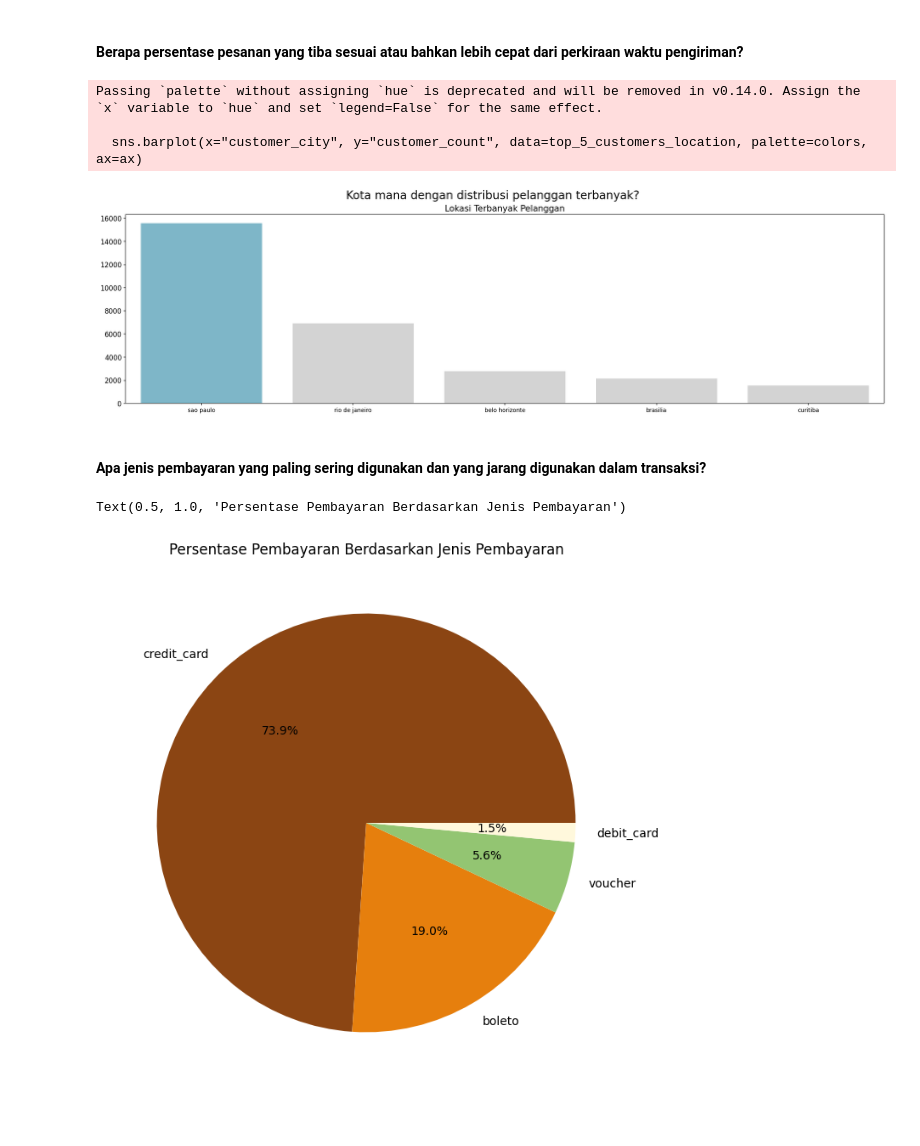
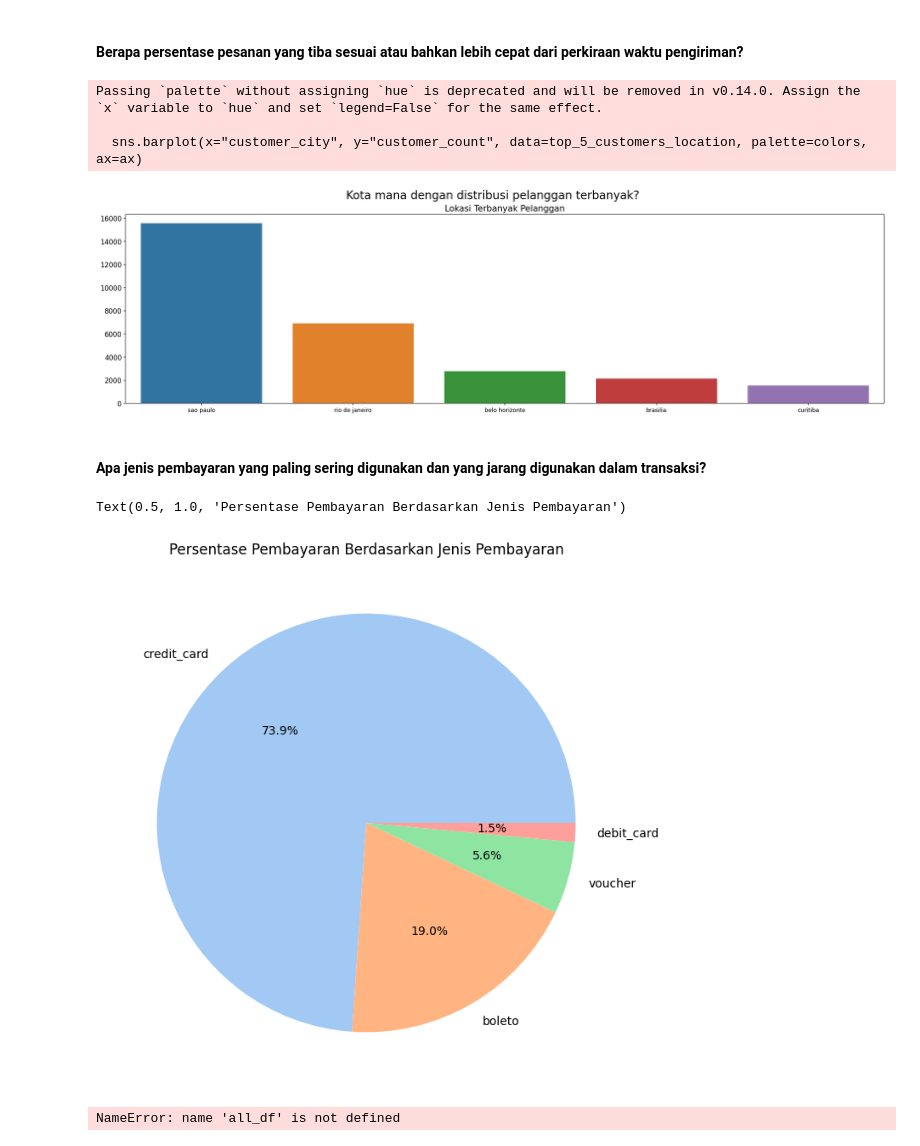
Before and after one commit to diahpitaaa/Proyek_Analisis_Data, a Jupyter notebook: Proyek_Analisis_Data.ipynb, the cells around one changed output. Saved outputs shown, nothing was run; the diff lists cells and outputs as text; code cells hidden in the pictures.

```diff
--- a/Proyek_Analisis_Data.ipynb
+++ b/Proyek_Analisis_Data.ipynb
@@ -869,7 +869,7 @@ top_5_customers_location = sorted_city_customers.head(5)
 
 # Buat plot
 fig, ax = plt.subplots(figsize=(24, 6))
-colors = ["#72BCD4", "#D3D3D3", "#D3D3D3", "#D3D3D3", "#D3D3D3"]
+colors = ["#1f77b4", "#ff7f0e", "#2ca02c", "#d62728", "#9467bd"]
 sns.barplot(x="customer_city", y="customer_count", data=top_5_customers_location, palette=colors, ax=ax)
 ax.set_ylabel(None)
 ax.set_xlabel(None)
@@ -882,24 +882,28 @@ plt.show()
 Passing `palette` without assigning `hue` is deprecated and will be removed in v0.14.0. Assign the `x` variable to `hue` and set `legend=False` for the same effect.
 
   sns.barplot(x="customer_city", y="customer_count", data=top_5_customers_location, palette=colors, ax=ax)
-[figure, old version]
+[figure, new version]
 # %% [markdown]
 #### Apa jenis pembayaran yang paling sering digunakan dan yang jarang digunakan dalam transaksi?
 # %%
 # Data
 data_label = payment_counts['payment type']
 votes = payment_counts['Jumlah']
-colors = ('#8B4513','#E67F0D', '#93C572', '#FFF8DC')
+colors = sns.color_palette("pastel")[0:5]
 explode = (0, 0,0,0)
 
 # Buat pie chart
 plt.figure(figsize=(8, 8))
 plt.pie(votes, labels=data_label, autopct='%1.1f%%', colors=colors)
 
 # Tambahkan judul
 plt.title("Persentase Pembayaran Berdasarkan Jenis Pembayaran")
 
 # Tampilkan pie chart
 # %% [output]
 Text(0.5, 1.0, 'Persentase Pembayaran Berdasarkan Jenis Pembayaran')
-[figure, old version]
+[figure, new version]
+# %%
+all_df.to_csv("all_data.csv", index=False)
+# %% [output]
+NameError: name 'all_df' is not defined
```
Also changed, not shown: parts of 1 cell of this notebook, 2 other files.
